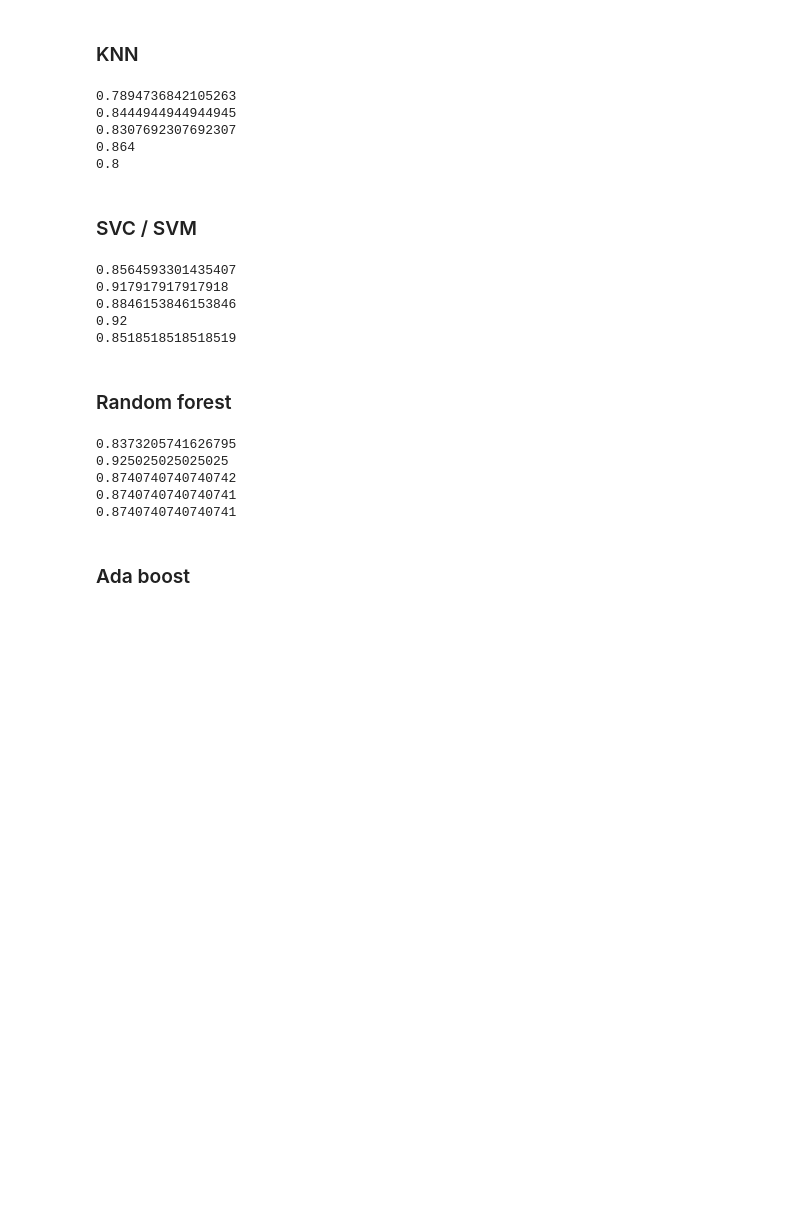
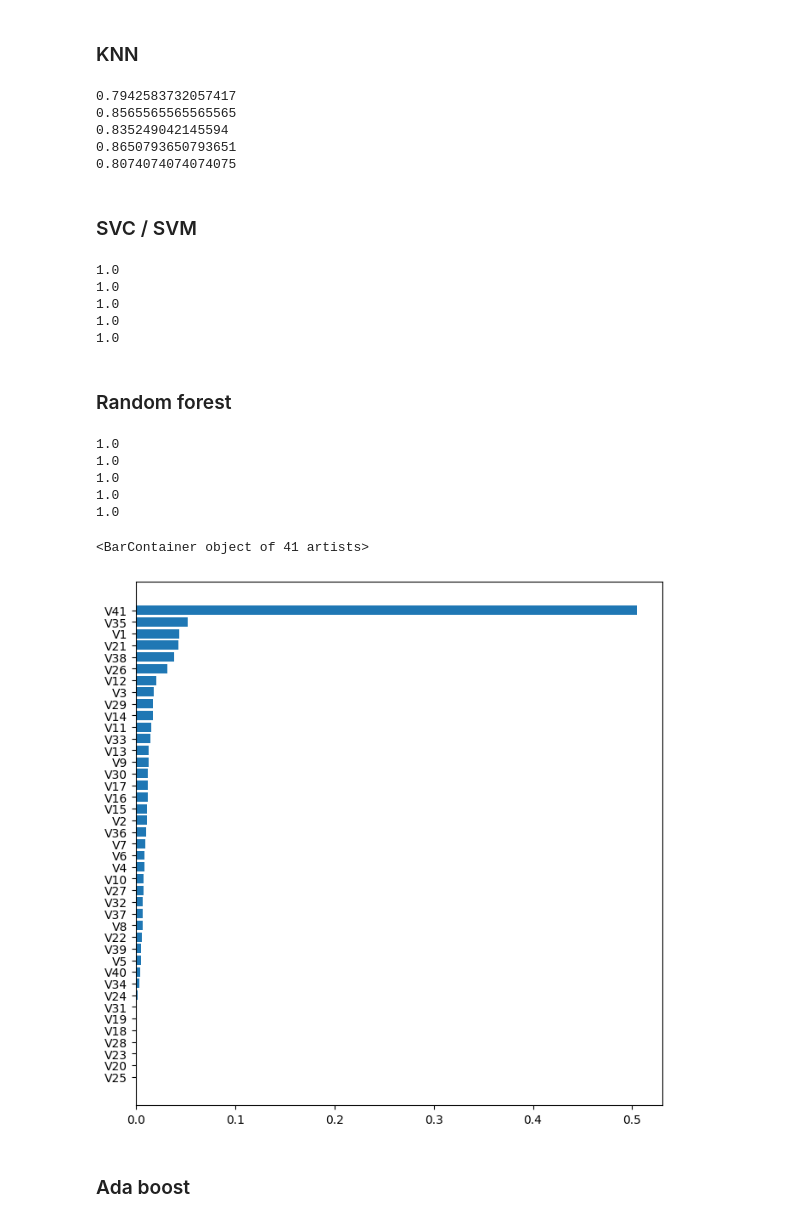
Before and after one commit to theBOSS121/ISSeminar2Biodegradability, a Jupyter notebook: biodegradability.ipynb, the cells around one changed output. Saved outputs shown, nothing was run; the diff lists cells and outputs as text; code cells hidden in the pictures; blank space fills up the shorter version.

Commit message:
Feature importance from random forest to make a subest selection of features/attributes. Improved performance of classifiers significantly

```diff
--- a/biodegradability.ipynb
+++ b/biodegradability.ipynb
@@ -139,9 +137,25 @@ train = train.dropna()
 # Separate input features (X) and target variable (y)
 y = train.Class
 X = train.drop('Class', axis=1)
-
 testY = test.Class
 testX = test.drop('Class', axis=1)
+
+# drop bad columns
+X = train.drop('V26', axis=1)
+X = train.drop('V29', axis=1)
+X = train.drop('V19', axis=1)
+X = train.drop('V21', axis=1)
+X = train.drop('V24', axis=1)
+X = train.drop('V20', axis=1)
+X = train.drop('V4', axis=1)
+
+testX = test.drop('V26', axis=1)
+testX = test.drop('V29', axis=1)
+testX = test.drop('V19', axis=1)
+testX = test.drop('V21', axis=1)
+testX = test.drop('V24', axis=1)
+testX = test.drop('V20', axis=1)
+testX = test.drop('V4', axis=1)
 
 # le = LabelEncoder()
 # y = le.fit_transform(y)
@@ -181,11 +195,11 @@ print(f1_score(testY, pred_y_knn))
 print(precision_score(testY, pred_y_knn))
 print(recall_score(testY, pred_y_knn))
 # %% [output]
-0.7894736842105263
-0.8444944944944945
-0.8307692307692307
-0.864
-0.8
+0.7942583732057417
+0.8565565565565565
+0.835249042145594
+0.8650793650793651
+0.8074074074074075
 # %% [markdown]
 ### SVC / SVM
 # %%
@@ -201,30 +215,36 @@ print(f1_score(testY, pred_y_svc))
 print(precision_score(testY, pred_y_svc))
 print(recall_score(testY, pred_y_svc))
 # %% [output]
-0.8564593301435407
-0.917917917917918
-0.8846153846153846
-0.92
-0.8518518518518519
+1.0
+1.0
+1.0
+1.0
+1.0
 # %% [markdown]
 ### Random forest
 # %%
 clf_randomForest = RandomForestClassifier(random_state=1234)
 clf_randomForest.fit(X, y)
 pred_y_randomForest = clf_randomForest.predict(testX)
 print(accuracy_score(testY, pred_y_randomForest))
 prob_y_randomForest = clf_randomForest.predict_proba(testX)
 prob_y_randomForest = [p[1] for p in prob_y_randomForest]
 print(roc_auc_score(testY, prob_y_randomForest))
 print(f1_score(testY, pred_y_randomForest))
 print(precision_score(testY, pred_y_randomForest))
 print(recall_score(testY, pred_y_randomForest))
+
+f = plt.figure(figsize=(8, 8))
+sorted_idx = clf_randomForest.feature_importances_.argsort()
+plt.barh(train.columns[sorted_idx], clf_randomForest.feature_importances_[sorted_idx])
 # %% [output]
-0.8373205741626795
-0.925025025025025
-0.8740740740740742
-0.8740740740740741
-0.8740740740740741
+1.0
+1.0
+1.0
+1.0
+1.0
+<BarContainer object of 41 artists>
+[figure, added]
 # %% [markdown]
 ### Ada boost
 # %%
```
Also changed, not shown: parts of 13 cells of this notebook.
